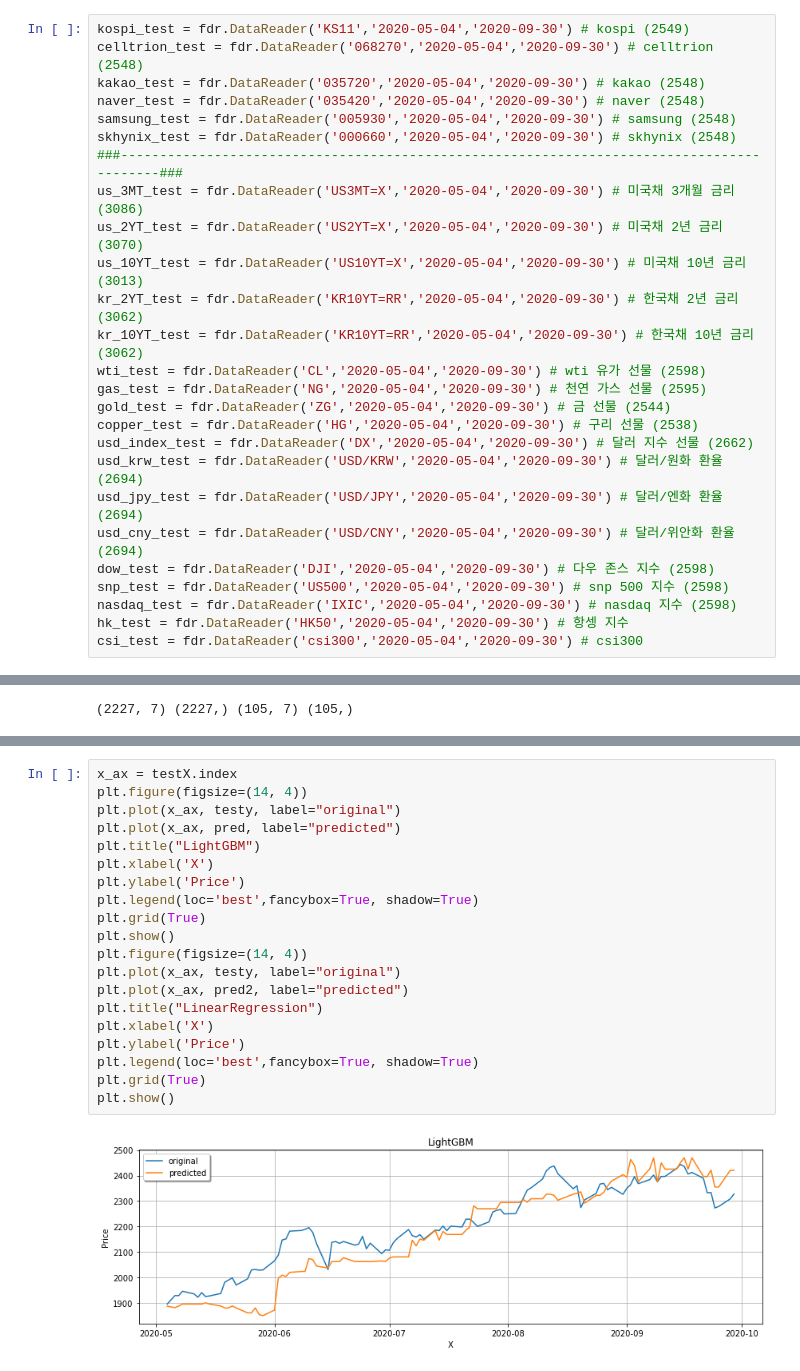
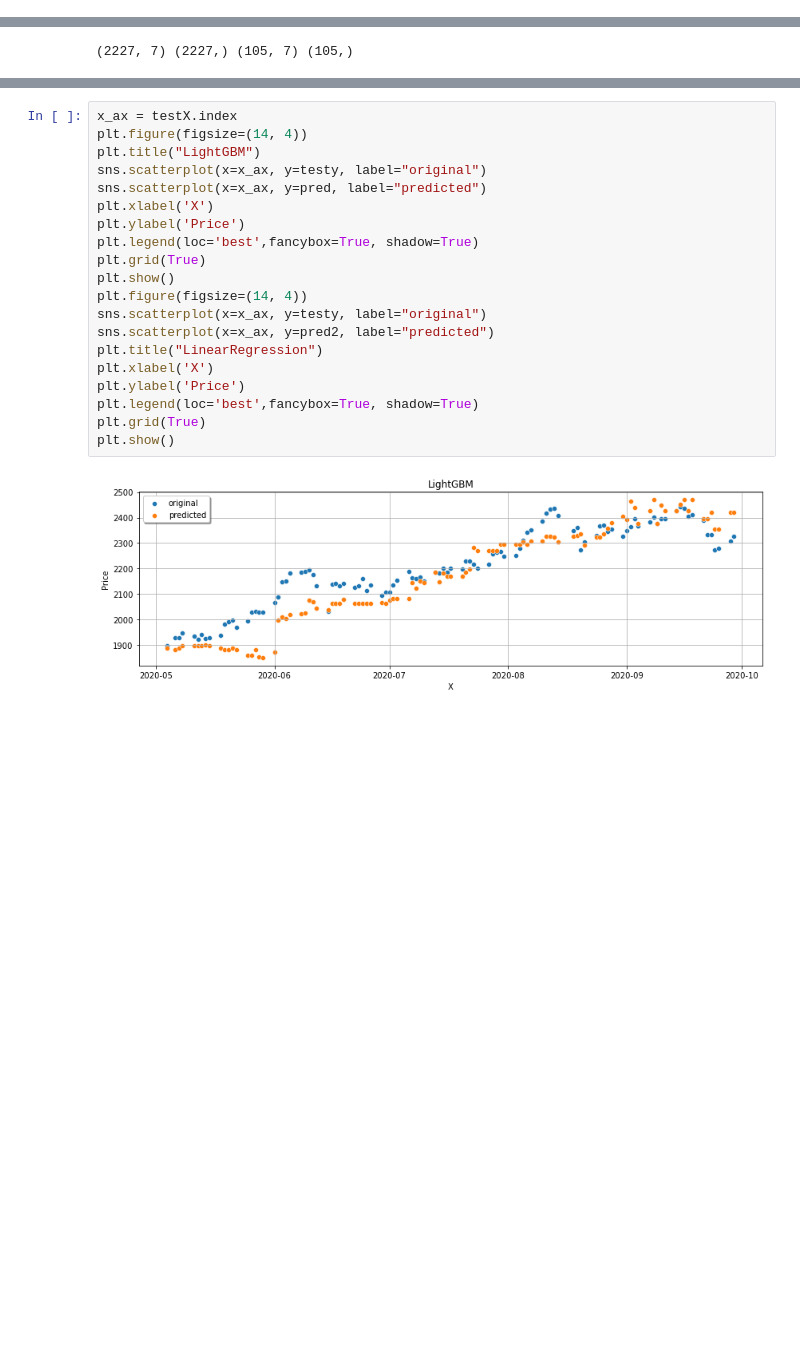
Before and after one commit to DongGuk-Seo/Yeardream, a Jupyter notebook: Project_Modeling/data/Project_Price_Prediction.ipynb, the cells around one changed output, grey strips where cells are left out. Drawn from its saved outputs; the diff is of its cells as text; blank space fills up the shorter version.

```diff
--- a/Project_Modeling/data/Project_Price_Prediction.ipynb
+++ b/Project_Modeling/data/Project_Price_Prediction.ipynb
@@ -65,29 +109,3 @@ csi_train = fdr.DataReader('csi300','2010-01-01','2020-04-29') # csi300 지수 (
-# %%
-kospi_test = fdr.DataReader('KS11','2020-05-04','2020-09-30') # kospi (2549)
-celltrion_test = fdr.DataReader('068270','2020-05-04','2020-09-30') # celltrion (2548)
-kakao_test = fdr.DataReader('035720','2020-05-04','2020-09-30') # kakao (2548)
-naver_test = fdr.DataReader('035420','2020-05-04','2020-09-30') # naver (2548)
-samsung_test = fdr.DataReader('005930','2020-05-04','2020-09-30') # samsung (2548)
-skhynix_test = fdr.DataReader('000660','2020-05-04','2020-09-30') # skhynix (2548)
-###------------------------------------------------------------------------------------------###
-us_3MT_test = fdr.DataReader('US3MT=X','2020-05-04','2020-09-30') # 미국채 3개월 금리 (3086)
-us_2YT_test = fdr.DataReader('US2YT=X','2020-05-04','2020-09-30') # 미국채 2년 금리 (3070)
-us_10YT_test = fdr.DataReader('US10YT=X','2020-05-04','2020-09-30') # 미국채 10년 금리 (3013)
-kr_2YT_test = fdr.DataReader('KR10YT=RR','2020-05-04','2020-09-30') # 한국채 2년 금리 (3062)
-kr_10YT_test = fdr.DataReader('KR10YT=RR','2020-05-04','2020-09-30') # 한국채 10년 금리 (3062)
-wti_test = fdr.DataReader('CL','2020-05-04','2020-09-30') # wti 유가 선물 (2598)
-gas_test = fdr.DataReader('NG','2020-05-04','2020-09-30') # 천연 가스 선물 (2595)
-gold_test = fdr.DataReader('ZG','2020-05-04','2020-09-30') # 금 선물 (2544)
-copper_test = fdr.DataReader('HG','2020-05-04','2020-09-30') # 구리 선물 (2538)
-usd_index_test = fdr.DataReader('DX','2020-05-04','2020-09-30') # 달러 지수 선물 (2662)
-usd_krw_test = fdr.DataReader('USD/KRW','2020-05-04','2020-09-30') # 달러/원화 환율 (2694)
-usd_jpy_test = fdr.DataReader('USD/JPY','2020-05-04','2020-09-30') # 달러/엔화 환율 (2694)
-usd_cny_test = fdr.DataReader('USD/CNY','2020-05-04','2020-09-30') # 달러/위안화 환율 (2694)
-dow_test = fdr.DataReader('DJI','2020-05-04','2020-09-30') # 다우 존스 지수 (2598)
-snp_test = fdr.DataReader('US500','2020-05-04','2020-09-30') # snp 500 지수 (2598)
-nasdaq_test = fdr.DataReader('IXIC','2020-05-04','2020-09-30') # nasdaq 지수 (2598)
-hk_test = fdr.DataReader('HK50','2020-05-04','2020-09-30') # 항셍 지수
-csi_test = fdr.DataReader('csi300','2020-05-04','2020-09-30') # csi300
 # %%
 plt.figure(figsize=(12,12))
 plt.subplot(321)
@@ -316,22 +332,22 @@ print(r2_score(testy,pred2))
 # %%
 x_ax = testX.index
 plt.figure(figsize=(14, 4))
-plt.plot(x_ax, testy, label="original")
-plt.plot(x_ax, pred, label="predicted")
 plt.title("LightGBM")
+sns.scatterplot(x=x_ax, y=testy, label="original")
+sns.scatterplot(x=x_ax, y=pred, label="predicted")
 plt.xlabel('X')
 plt.ylabel('Price')
 plt.legend(loc='best',fancybox=True, shadow=True)
 plt.grid(True)
 plt.show()
 plt.figure(figsize=(14, 4))
-plt.plot(x_ax, testy, label="original")
-plt.plot(x_ax, pred2, label="predicted")
+sns.scatterplot(x=x_ax, y=testy, label="original")
+sns.scatterplot(x=x_ax, y=pred2, label="predicted")
 plt.title("LinearRegression")
 plt.xlabel('X')
 plt.ylabel('Price')
 plt.legend(loc='best',fancybox=True, shadow=True)
 plt.grid(True)
 plt.show()
 # %% [output]
-[figure, old version]
+[figure, new version]
```
Also changed, not shown: parts of 9 cells of this notebook, 29 other files.
